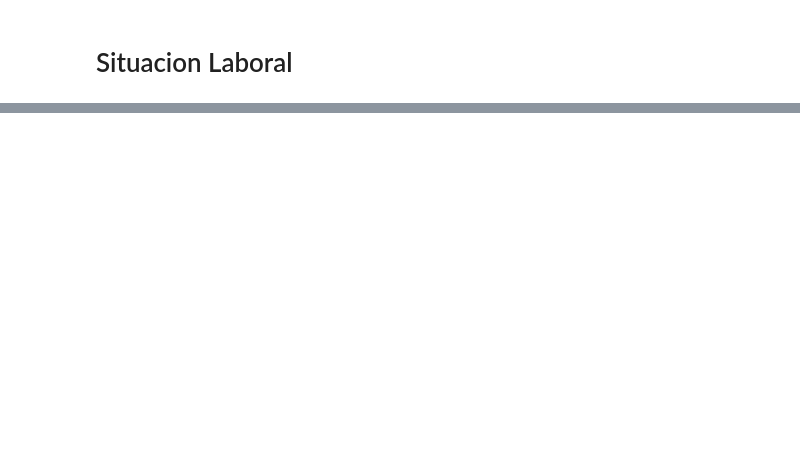
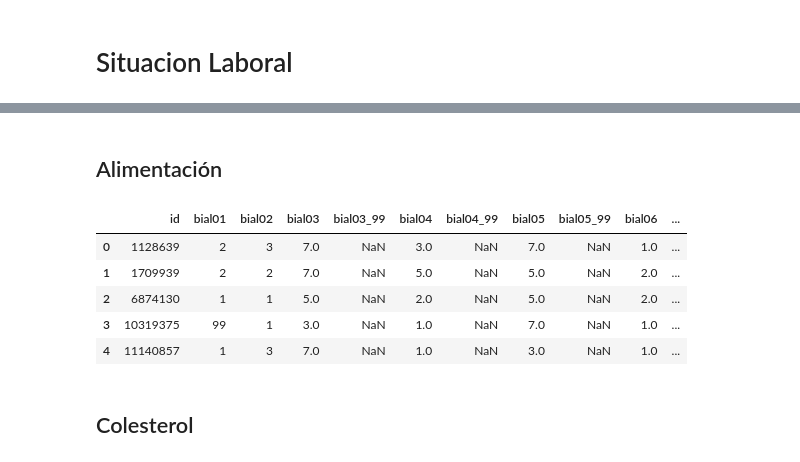
Before and after one commit to fausmurgades/Fundamentos-De-La-Ciencia-De-Datos-TP-Especial, a Jupyter notebook: nacho.ipynb, the cells around one changed output, grey strips where cells are left out. Saved outputs shown, nothing was run; the diff lists cells and outputs as text; code cells hidden in the pictures; blank space fills up the shorter version.

```diff
--- a/nacho.ipynb
+++ b/nacho.ipynb
@@ -143,0 +433,35 @@ df_sit_laboral.head()
+# %% [markdown]
+## Alimentación
+# %%
+columnas= [
+    "id",
+    "bial01",
+    "bial02",
+    "bial03",
+    "bial03_99",
+    "bial04",
+    "bial04_99",
+    "bial05",
+    "bial05_99",
+    "bial06",
+    "bial06_99",
+    "bial07",
+    "bial08",
+    "bial09",
+    "bial10",
+    "promedio_fv_diario",
+    "consumo_fv",
+    "barreras_fyv",
+    "tipo_dieta_razones",
+]
+raw_data_alimentacion = raw_data[columnas]
+raw_data_alimentacion.head(5)
+# %% [output]
+|  | id | bial01 | bial02 | bial03 | bial03_99 | bial04 | bial04_99 | bial05 | bial05_99 | bial06 | ... |
+| 0 | 1128639 | 2 | 3 | 7.0 | NaN | 3.0 | NaN | 7.0 | NaN | 1.0 | ... |
+| 1 | 1709939 | 2 | 2 | 7.0 | NaN | 5.0 | NaN | 5.0 | NaN | 2.0 | ... |
+| 2 | 6874130 | 1 | 1 | 5.0 | NaN | 2.0 | NaN | 5.0 | NaN | 2.0 | ... |
+| 3 | 10319375 | 99 | 1 | 3.0 | NaN | 1.0 | NaN | 7.0 | NaN | 1.0 | ... |
+| 4 | 11140857 | 1 | 3 | 7.0 | NaN | 1.0 | NaN | 3.0 | NaN | 1.0 | ... |
+# %% [markdown]
+## Colesterol
```
Also changed, not shown: parts of 51 cells of this notebook, 3 other files.
